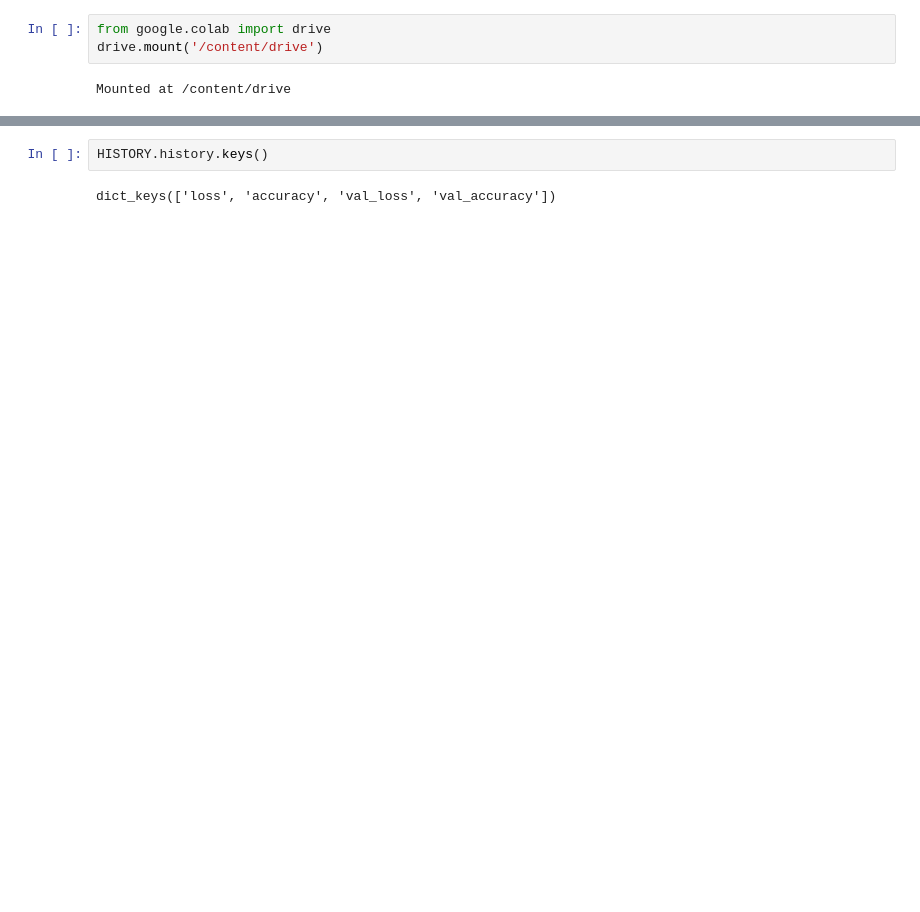
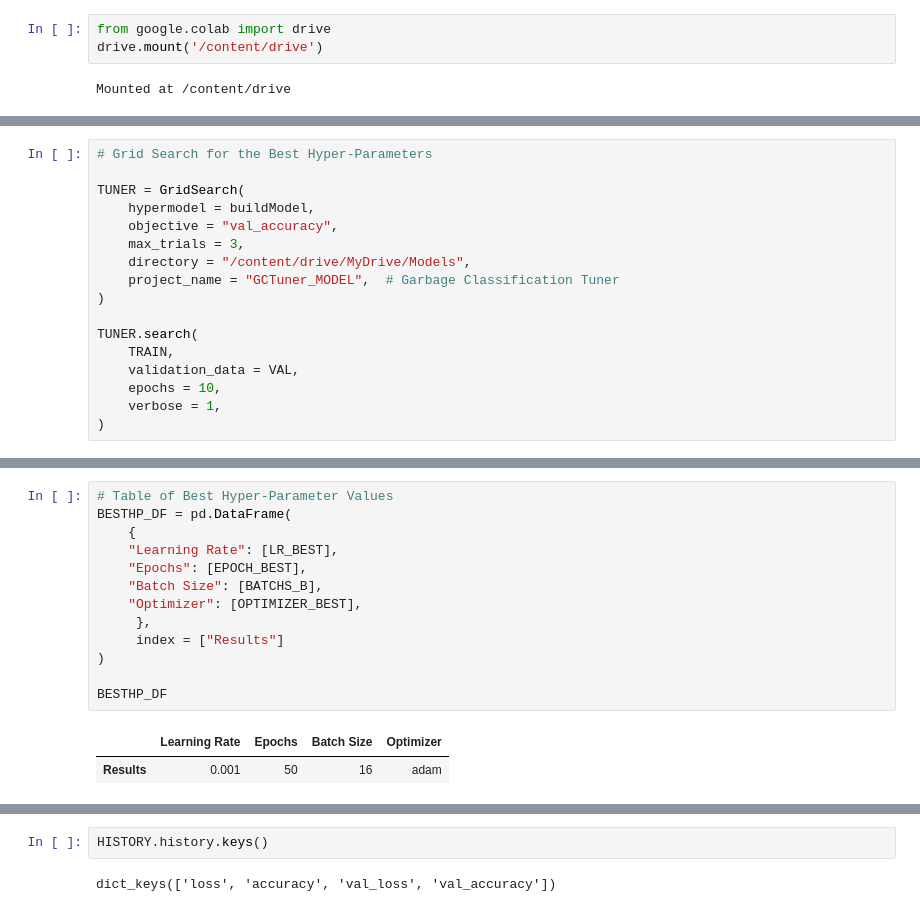
Before and after one commit to SparrowHere/Garbage-Classification-using-Raspberry-PI, a Jupyter notebook: model_tests.ipynb, the cells around one changed output, grey strips where cells are left out. Saved outputs shown, nothing was run; the diff lists cells and outputs as text; blank space fills up the shorter version.

```diff
--- a/model_tests.ipynb
+++ b/model_tests.ipynb
@@ -186,0 +146,17 @@ _________________________________________________________________
+# %%
+# Grid Search for the Best Hyper-Parameters
+
+TUNER = GridSearch(
+    hypermodel = buildModel,
+    objective = "val_accuracy",
+    max_trials = 3,
+    directory = "/content/drive/MyDrive/Models",
+    project_name = "GCTuner_MODEL",  # Garbage Classification Tuner
+)
+
+TUNER.search(
+    TRAIN,
+    validation_data = VAL,
+    epochs = 10,
+    verbose = 1,
+)
@@ -187,2 +176,18 @@ _________________________________________________________________
+# %%
+# Table of Best Hyper-Parameter Values
+BESTHP_DF = pd.DataFrame(
+    {
+    "Learning Rate": [LR_BEST],
+    "Epochs": [EPOCH_BEST],
+    "Batch Size": [BATCHS_B],
+    "Optimizer": [OPTIMIZER_BEST],
+     },
+     index = ["Results"]
+)
+
+BESTHP_DF
+# %% [output]
+|  | Learning Rate | Epochs | Batch Size | Optimizer |
+| Results | 0.001 | 50 | 16 | adam |
 # %%
 # Model Training
```
Also changed, not shown: parts of 21 cells of this notebook, 3 other files.
